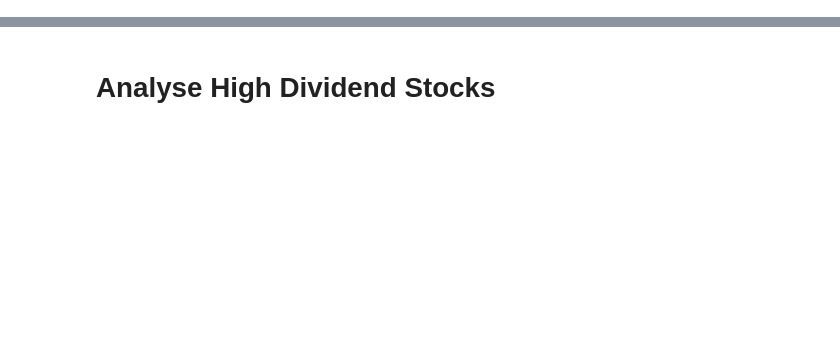
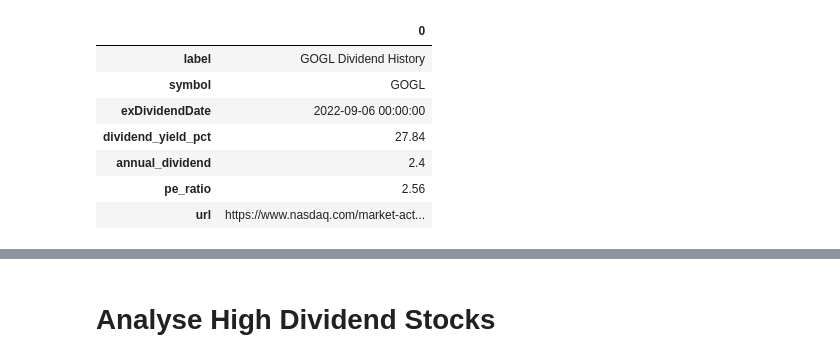
Before and after one commit to alpha2phi-platform/alphalib, a Jupyter notebook: 03_analysis.ipynb, the cells around one changed output, grey strips where cells are left out. Saved outputs shown, nothing was run; the diff lists cells and outputs as text; code cells hidden in the pictures; blank space fills up the shorter version.

```diff
--- a/03_analysis.ipynb
+++ b/03_analysis.ipynb
@@ -71,0 +56,11 @@ SeekingAlpha(symbol='GOGL', url='https://seekingalpha.com/symbol/GOGL/dividends/
+# %%
+stock_info.to_df().T.head(10)
+# %% [output]
+|  | 0 |
+| label | GOGL Dividend History |
+| symbol | GOGL |
+| exDividendDate | 2022-09-06 00:00:00 |
+| dividend_yield_pct | 27.84 |
+| annual_dividend | 2.4 |
+| pe_ratio | 2.56 |
+| url | https://www.nasdaq.com/market-act... |
```
Also changed, not shown: parts of 21 cells of this notebook, 2 other files.
